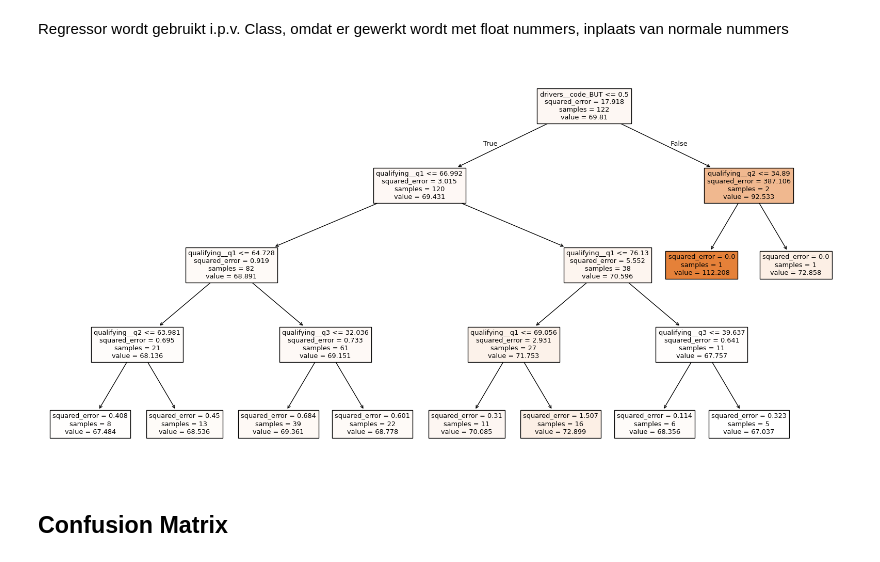
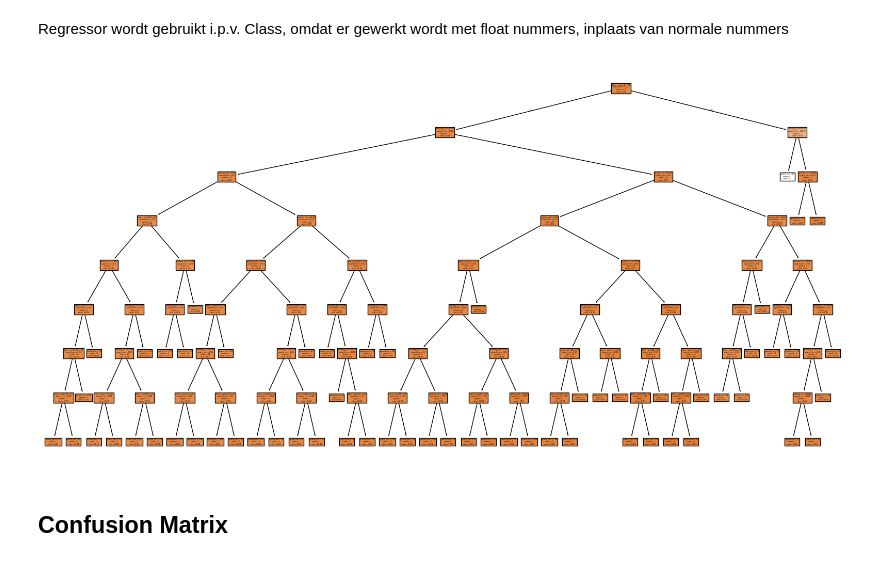
Before and after one commit to Jarnovis/DEDS_Portfolio, a Jupyter notebook: src/Jupyter/week_13/DEDS_KEGGLE.ipynb, the cells around one changed output. Cells and saved outputs as stored; diff of their text form; code cells hidden in the pictures.

```diff
--- a/src/Jupyter/week_13/DEDS_KEGGLE.ipynb
+++ b/src/Jupyter/week_13/DEDS_KEGGLE.ipynb
@@ -487,14 +487,14 @@ plt.show()
 # %% [markdown]
 Regressor wordt gebruikt i.p.v. Class, omdat er gewerkt wordt met float nummers, inplaats van normale nummers
 # %%
-dtree = DecisionTreeRegressor(max_depth=4, random_state=42)
+dtree = DecisionTreeRegressor(max_depth=8, random_state=42)
 dtree.fit(X_train, y_train)
 
 plt.figure(figsize=(20, 10))
 tree.plot_tree(dtree, feature_names=X_train.columns, filled=True)
 plt.show()
 # %% [output]
-[figure, old version]
+[figure, new version]
 # %% [markdown]
 ## Confusion Matrix
 # %%
```
Also changed, not shown: parts of 19 cells of this notebook, 2 other files.
